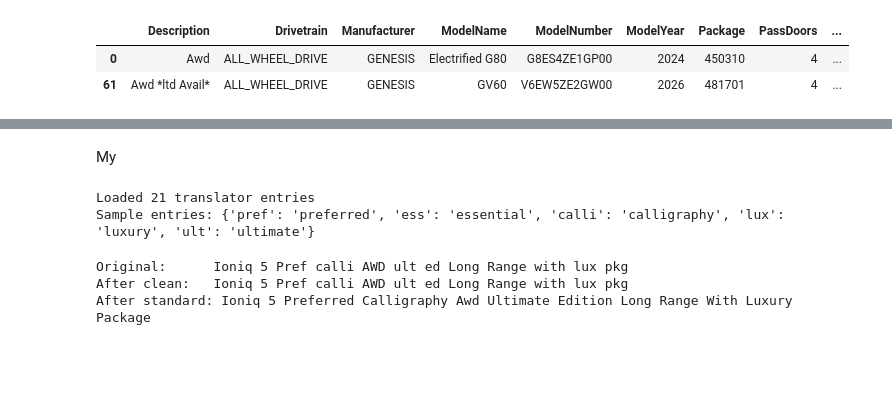
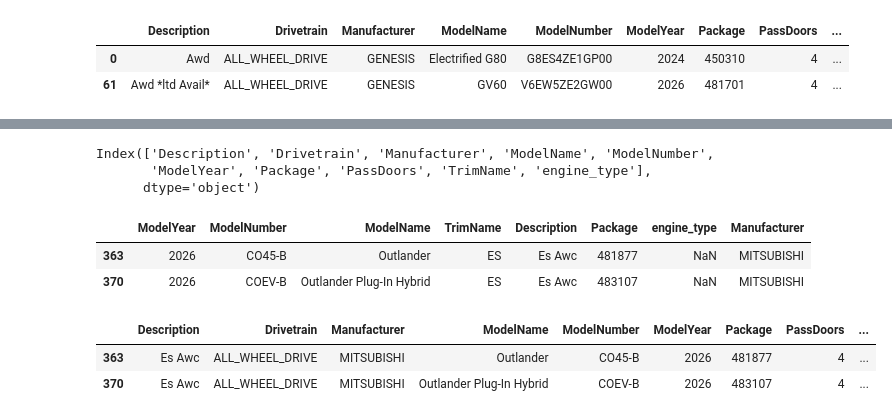
Before and after one commit to MeliPax/OEM_Accessories_v1, a Jupyter notebook: accy_v2/model_lookup/veh_model_service.ipynb, the cells around one changed output, grey strips where cells are left out. Cells and saved outputs as stored; diff of their text form; code cells hidden in the pictures; blank space fills up the shorter version.

```diff
--- a/accy_v2/model_lookup/veh_model_service.ipynb
+++ b/accy_v2/model_lookup/veh_model_service.ipynb
@@ -470,26 +436,0 @@ For instance,
-# %% [markdown]
-My
-# %%
-
-from pathlib import Path
-from semantic.translator import load_oem_translator
-configs_dir = Path(r"C:\Users\paxm\OneDrive - PBS SYSTEMS\Desktop\Office\Projects\OEM Accessory project\OEM_Accessories_v1\accy_v2\model_lookup\configs")
-translator = load_oem_translator("Hyundai", str(configs_dir))
-print(f"Loaded {len(translator)} translator entries")
-print("Sample entries:", dict(list(translator.items())[:5]))
-# %% [output]
-Loaded 21 translator entries
-Sample entries: {'pref': 'preferred', 'ess': 'essential', 'calli': 'calligraphy', 'lux': 'luxury', 'ult': 'ultimate'}
-# %%
-# Trace a specific description
-from models.manufacture_module import _standardize_description, _clean_description_punctuation
-test = "Ioniq 5 Pref calli AWD ult ed Long Range with lux pkg"
-cleaned = _clean_description_punctuation(test)
-standardized = _standardize_description(cleaned, translator)
-print(f"Original:      {test}")
-print(f"After clean:   {cleaned}")
-print(f"After standard: {standardized}")
-# %% [output]
-Original:      Ioniq 5 Pref calli AWD ult ed Long Range with lux pkg
-After clean:   Ioniq 5 Pref calli AWD ult ed Long Range with lux pkg
-After standard: Ioniq 5 Preferred Calligraphy Awd Ultimate Edition Long Range With Luxury Package
@@ -495,0 +439,39 @@ After standard: Ioniq 5 Preferred Calligraphy Awd Ultimate Edition Long Range Wi
+# %%
+mitsubishi_df.columns
+# %% [output]
+Index(['Description', 'Drivetrain', 'Manufacturer', 'ModelName', 'ModelNumber',
+       'ModelYear', 'Package', 'PassDoors', 'TrimName', 'engine_type'],
+      dtype='object')
+# %%
+
+year = 2026
+# Manufacturer = "Genesis"
+ModelName = 'outlander'
+trim = 'es'
+Description = 's-awc'
+
+mitsubishi_df[
+    (1==1)
+    & (mitsubishi_df["ModelYear"] == year)
+    # & (mitsubishi_df["Manufacturer"].str.contains(Manufacturer, case=False))
+    & (mitsubishi_df["ModelName"].str.contains(ModelName, case=False, na=False))
+    & (mitsubishi_df["TrimName"].str.contains(trim, case=False, na=False))
+    # & (mitsubishi_df["Description"].str.contains(Description, case=False, na=False))
+    ][["ModelYear", "ModelNumber", "ModelName", "TrimName", "Description", "Package", "engine_type","Manufacturer"]]
+# %% [output]
+|  | ModelYear | ModelNumber | ModelName | TrimName | Description | Package | engine_type | Manufacturer |
+| 363 | 2026 | CO45-B | Outlander | ES | Es Awc | 481877 | NaN | MITSUBISHI |
+| 370 | 2026 | COEV-B | Outlander Plug-In Hybrid | ES | Es Awc | 483107 | NaN | MITSUBISHI |
+# %%
+make = "mitsubishi"
+year = 2026
+keywords =  ['outlander', 'phev', 'gt']
+keywords =  ['outlander', 'es', 's-awc']
+
+
+
+search_models_by_description(make, year, keywords)
+# %% [output]
+|  | Description | Drivetrain | Manufacturer | ModelName | ModelNumber | ModelYear | Package | PassDoors | ... |
+| 363 | Es Awc | ALL_WHEEL_DRIVE | MITSUBISHI | Outlander | CO45-B | 2026 | 481877 | 4 | ... |
+| 370 | Es Awc | ALL_WHEEL_DRIVE | MITSUBISHI | Outlander Plug-In Hybrid | COEV-B | 2026 | 483107 | 4 | ... |
```
Also changed, not shown: parts of 13 cells of this notebook, 47 other files.
